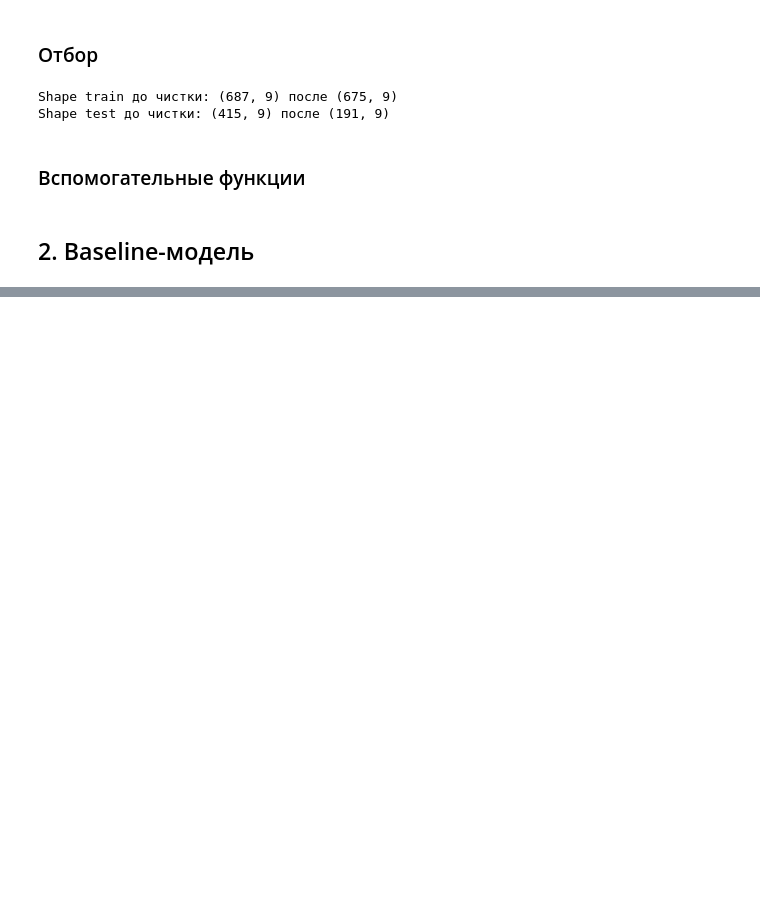
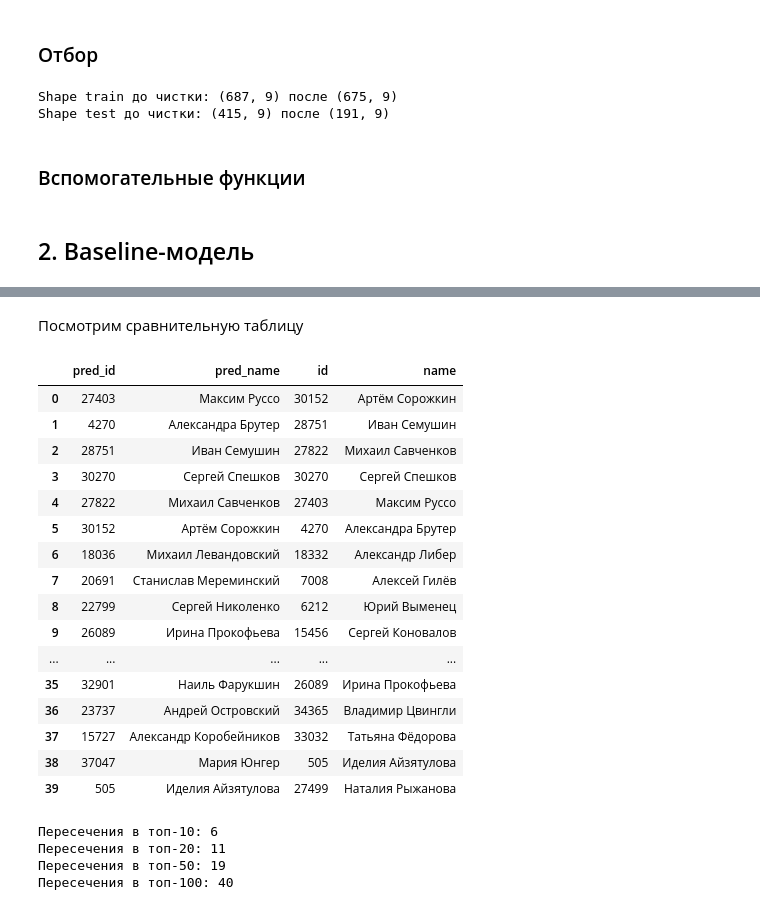
Before and after one commit to robertspb/adv-ml2, a Jupyter notebook: hw_2.ipynb, the cells around one changed output, grey strips where cells are left out. Cells and saved outputs as stored; diff of their text form; code cells hidden in the pictures; blank space fills up the shorter version.

```diff
--- a/hw_2.ipynb
+++ b/hw_2.ipynb
@@ -82,0 +178,5 @@ def create_matrix(tournaments: pd.DataFrame):
+# %%
+matrix, target, combinations = create_matrix(train_tournaments_results, sorted_players, train_tournaments_of_player, players_indexes)
+# %%
+model = LogisticRegression(solver='saga')
+model.fit(matrix, target)
@@ -82,0 +243,6 @@ def create_matrix(tournaments: pd.DataFrame):
+# %%
+players_rating = pd.read_csv('/content/drive/MyDrive/adv-ml/players-rating.csv')
+new_cols = {' ИД': 'id', 'Имя': 'name', 'Отчество': 'patronymic', 'Фамилия': 'surname',
+            'ИД базовой команды': 'base_team_id', 'Базовая команда': 'base_team',
+            'Место': 'place', 'Рейтинг': 'rating'}
+players_rating.rename(columns=new_cols, inplace=True)
@@ -82,0 +294,9 @@ def create_matrix(tournaments: pd.DataFrame):
+# %%
+sp_coef, kend_coef, sp_coef_100, kend_coef_100, comp_table = get_coefs_for_players(players_indexes, players_rating, model, players)
+print('Для всей базы игроков:')
+print('spearman coef:', sp_coef)
+print('kendal coef:', kend_coef)
+print('______________________')
+print('Для топ-100 игроков:')
+print('spearman coef:', sp_coef_100)
+print('kendal coef:', kend_coef_100)
@@ -82,0 +311,37 @@ def create_matrix(tournaments: pd.DataFrame):
+# %% [markdown]
+Посмотрим сравнительную таблицу
+# %%
+top_n = 40
+comp_table.head(top_n)
+# %% [output]
+|  | pred_id | pred_name | id | name |
+| 0 | 27403 | Максим Руссо | 30152 | Артём Сорожкин |
+| 1 | 4270 | Александра Брутер | 28751 | Иван Семушин |
+| 2 | 28751 | Иван Семушин | 27822 | Михаил Савченков |
+| 3 | 30270 | Сергей Спешков | 30270 | Сергей Спешков |
+| 4 | 27822 | Михаил Савченков | 27403 | Максим Руссо |
+| 5 | 30152 | Артём Сорожкин | 4270 | Александра Брутер |
+| 6 | 18036 | Михаил Левандовский | 18332 | Александр Либер |
+| 7 | 20691 | Станислав Мереминский | 7008 | Алексей Гилёв |
+| 8 | 22799 | Сергей Николенко | 6212 | Юрий Выменец |
+| 9 | 26089 | Ирина Прокофьева | 15456 | Сергей Коновалов |
+| ... | ... | ... | ... | ... |
+| 35 | 32901 | Наиль Фарукшин | 26089 | Ирина Прокофьева |
+| 36 | 23737 | Андрей Островский | 34365 | Владимир Цвингли |
+| 37 | 15727 | Александр Коробейников | 33032 | Татьяна Фёдорова |
+| 38 | 37047 | Мария Юнгер | 505 | Иделия Айзятулова |
+| 39 | 505 | Иделия Айзятулова | 27499 | Наталия Рыжанова |
+# %%
+intersect_10 = pd.Index(comp_table['id'][:10]).intersection(pd.Index(comp_table['pred_id'][:10])).shape[0]
+intersect_20 = pd.Index(comp_table['id'][:20]).intersection(pd.Index(comp_table['pred_id'][:20])).shape[0]
+intersect_50 = pd.Index(comp_table['id'][:50]).intersection(pd.Index(comp_table['pred_id'][:50])).shape[0]
+intersect_100 = pd.Index(comp_table['id'][:100]).intersection(pd.Index(comp_table['pred_id'][:100])).shape[0]
+print('Пересечения в топ-10:', intersect_10)
+print('Пересечения в топ-20:', intersect_20)
+print('Пересечения в топ-50:', intersect_50)
+print('Пересечения в топ-100:', intersect_100)
+# %% [output]
+Пересечения в топ-10: 6
+Пересечения в топ-20: 11
+Пересечения в топ-50: 19
+Пересечения в топ-100: 40
```
Also changed, not shown: parts of 20 cells of this notebook.
